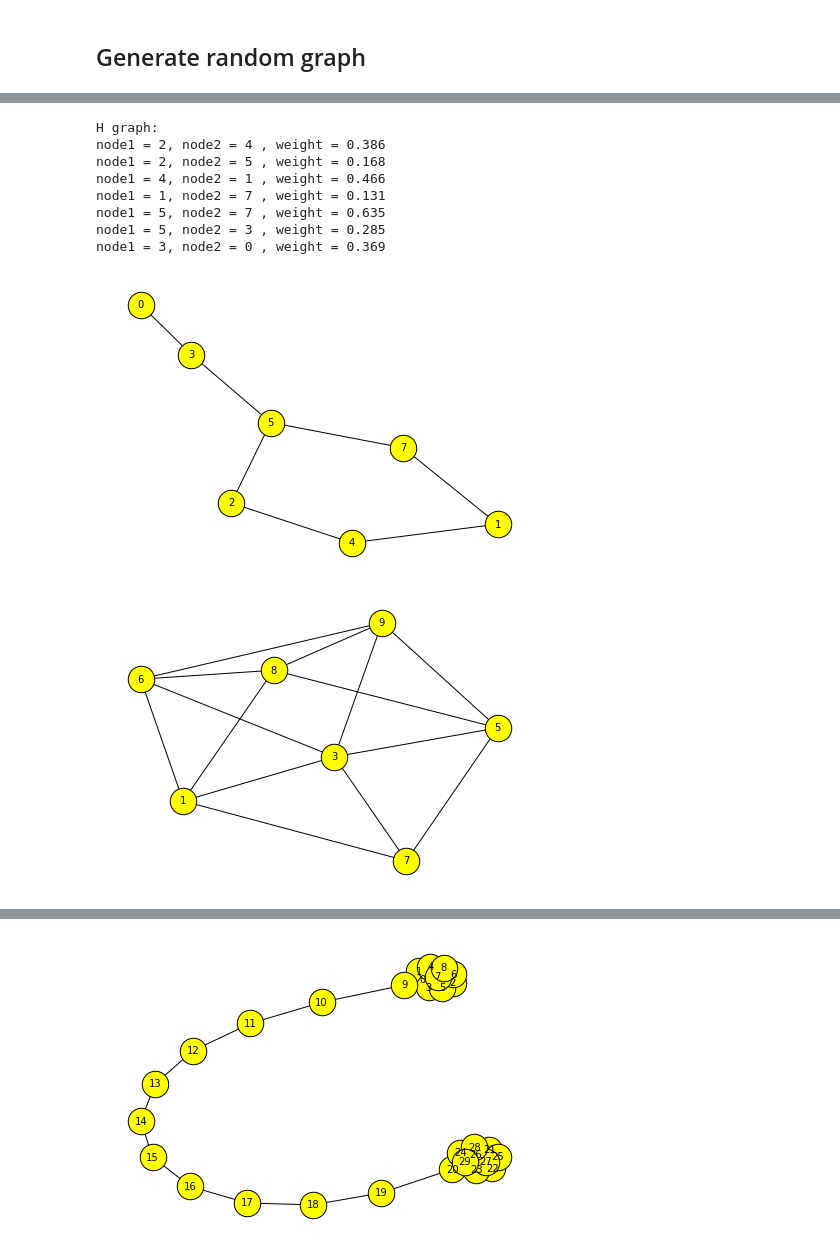
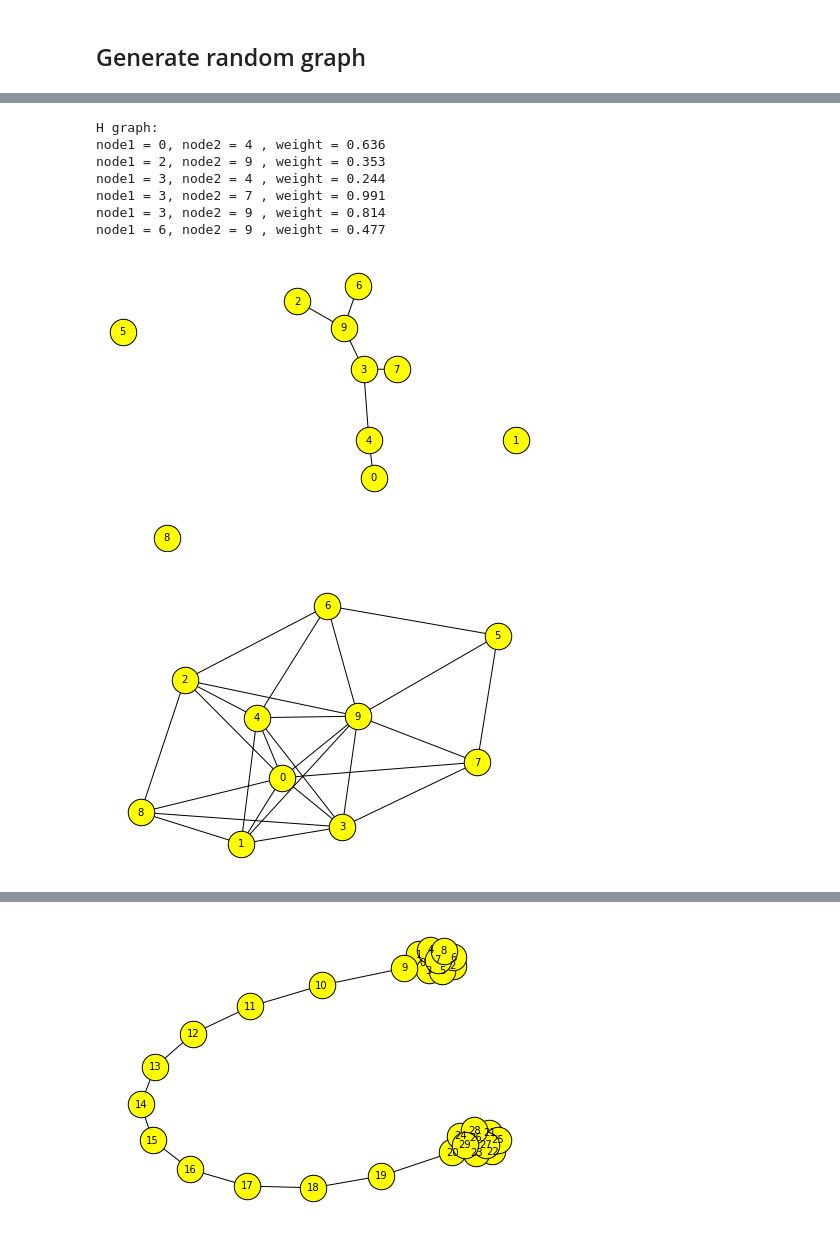
Before and after one commit to erelsgl-at-ariel/research-5783, a Jupyter notebook: 07-python-numstack/code/5.networkX.ipynb, the cells around one changed output, grey strips where cells are left out. Drawn from its saved outputs; the diff is of its cells as text; code cells hidden in the pictures.

```diff
--- a/07-python-numstack/code/5.networkX.ipynb
+++ b/07-python-numstack/code/5.networkX.ipynb
@@ -97,24 +102,2 @@ nx.draw_networkx_edge_labels(FG, pos, edge_labels=nx.get_edge_attributes(FG,'wei
 # %% [markdown]
 ## Generate random graph
-# %%
-import numpy as np
-
-def generate_random_graph(num_of_edges = 8, num_of_vertices = 10):
-    G = nx.Graph()
-    random_vertex = lambda: np.random.randint(0,num_of_vertices)
-    for i in range(num_of_edges):
-        u = random_vertex()
-        while True:
-            v = random_vertex()
-            if v != u: break
-        G.add_edge(u,v, weight=np.random.random())
-    return G
-
-def print_graph(G):
-    for u,v,attr in G.edges.data('weight'):
-        print(f'node1 = {u}, node2 = {v} , weight = {attr:.3}')
-
-G = generate_random_graph()
-print("G graph:")
-print_graph(G)
-nx.draw(G,  **draw_options)
@@ -130,0 +104,15 @@ node1 = 5, node2 = 1 , weight = 0.238
+# %%
+def print_graph(G):
+    for u,v,attr in G.edges.data('weight'):
+        print(f'node1 = {u}, node2 = {v} , weight = {attr:.3}')
+
+def random_weighted_graph(num_of_nodes, probability_of_edge):
+    G = nx.gnp_random_graph(num_of_nodes, probability_of_edge)
+    for (u, v) in G.edges():
+        G.edges[u,v]['weight'] = np.random.random()
+    return G
+
+G = random_weighted_graph(10,0.3)
+print("G graph:")
+print_graph(G)
+nx.draw(G,  **draw_options)
@@ -131,23 +133,22 @@ node1 = 5, node2 = 1 , weight = 0.238
 # %%
-H = generate_random_graph()
+H = random_weighted_graph(10, 0.3)  # create graph with 10 nodes; probability of each edge is 0.3
 print("\nH graph:")
 print_graph(H)
 nx.draw(H,  **draw_options)
 # %% [output]
 H graph:
-node1 = 2, node2 = 4 , weight = 0.386
-node1 = 2, node2 = 5 , weight = 0.168
-node1 = 4, node2 = 1 , weight = 0.466
-node1 = 1, node2 = 7 , weight = 0.131
-node1 = 5, node2 = 7 , weight = 0.635
-node1 = 5, node2 = 3 , weight = 0.285
-node1 = 3, node2 = 0 , weight = 0.369
+node1 = 0, node2 = 4 , weight = 0.636
+node1 = 2, node2 = 9 , weight = 0.353
+node1 = 3, node2 = 4 , weight = 0.244
+node1 = 3, node2 = 7 , weight = 0.991
+node1 = 3, node2 = 9 , weight = 0.814
+node1 = 6, node2 = 9 , weight = 0.477
-[figure, old version]
+[figure, new version]
 # %%
 GC = nx.complement(G)  # every non-edge becomes an edge and vice-versa
 nx.draw(GC,  **draw_options)
 # %% [output]
-[figure, old version]
+[figure, new version]
 # %%
 K_6 = nx.complete_graph(6)                  # Returns the complete graph K_n with n nodes.
 nx.draw(K_6,  **draw_options)
```
Also changed, not shown: parts of 21 cells of this notebook, 5 other files.
